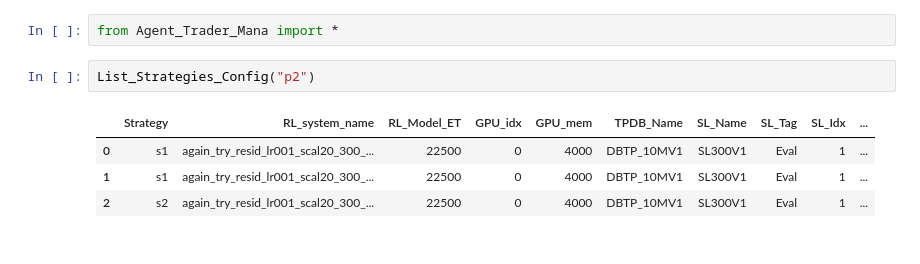
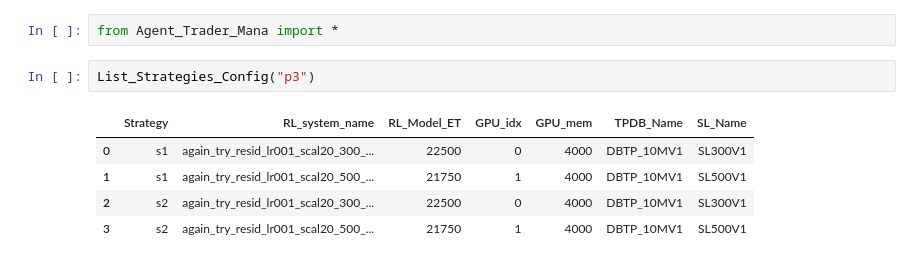
Before and after one commit to 1323767083/2020P3, a Jupyter notebook: Z_AT_M_ana.ipynb, the cells around one changed output. Drawn from its saved outputs; the diff is of its cells as text.

```diff
--- a/Z_AT_M_ana.ipynb
+++ b/Z_AT_M_ana.ipynb
@@ -1,9 +1,10 @@
 # %%
 from Agent_Trader_Mana import *
 # %%
-List_Strategies_Config("p2")
+List_Strategies_Config("p3")
 # %% [output]
-|  | Strategy | RL_system_name | RL_Model_ET | GPU_idx | GPU_mem | TPDB_Name | SL_Name | SL_Tag | SL_Idx | ... |
-| 0 | s1 | again_try_resid_lr001_scal20_300_... | 22500 | 0 | 4000 | DBTP_10MV1 | SL300V1 | Eval | 1 | ... |
-| 1 | s1 | again_try_resid_lr001_scal20_300_... | 22500 | 0 | 4000 | DBTP_10MV1 | SL300V1 | Eval | 1 | ... |
-| 2 | s2 | again_try_resid_lr001_scal20_300_... | 22500 | 0 | 4000 | DBTP_10MV1 | SL300V1 | Eval | 1 | ... |
+|  | Strategy | RL_system_name | RL_Model_ET | GPU_idx | GPU_mem | TPDB_Name | SL_Name |
+| 0 | s1 | again_try_resid_lr001_scal20_300_... | 22500 | 0 | 4000 | DBTP_10MV1 | SL300V1 |
+| 1 | s1 | again_try_resid_lr001_scal20_500_... | 21750 | 1 | 4000 | DBTP_10MV1 | SL500V1 |
+| 2 | s2 | again_try_resid_lr001_scal20_300_... | 22500 | 0 | 4000 | DBTP_10MV1 | SL300V1 |
+| 3 | s2 | again_try_resid_lr001_scal20_500_... | 21750 | 1 | 4000 | DBTP_10MV1 | SL500V1 |
```
Also changed, not shown: parts of 7 cells of this notebook, 28 other files.
